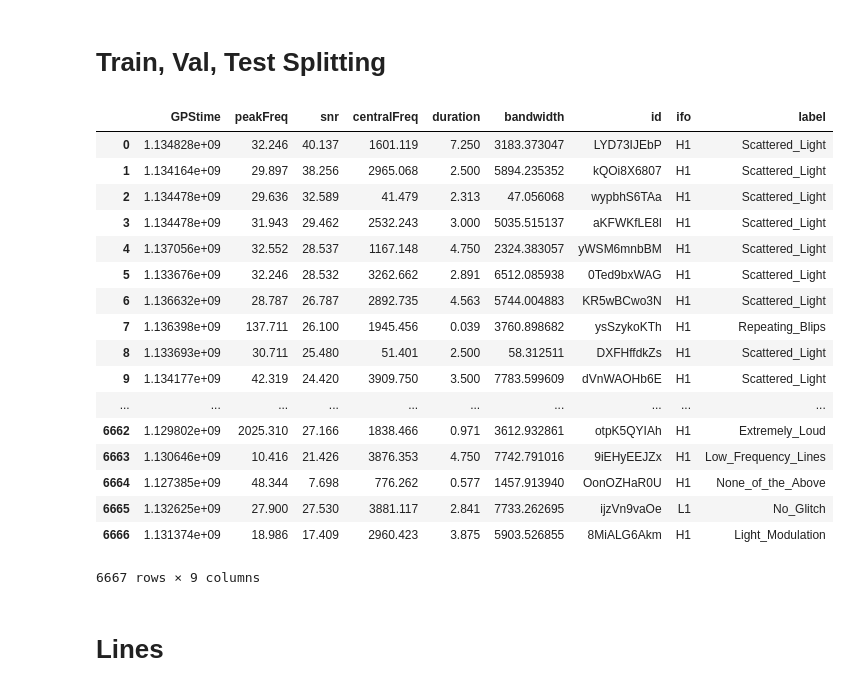
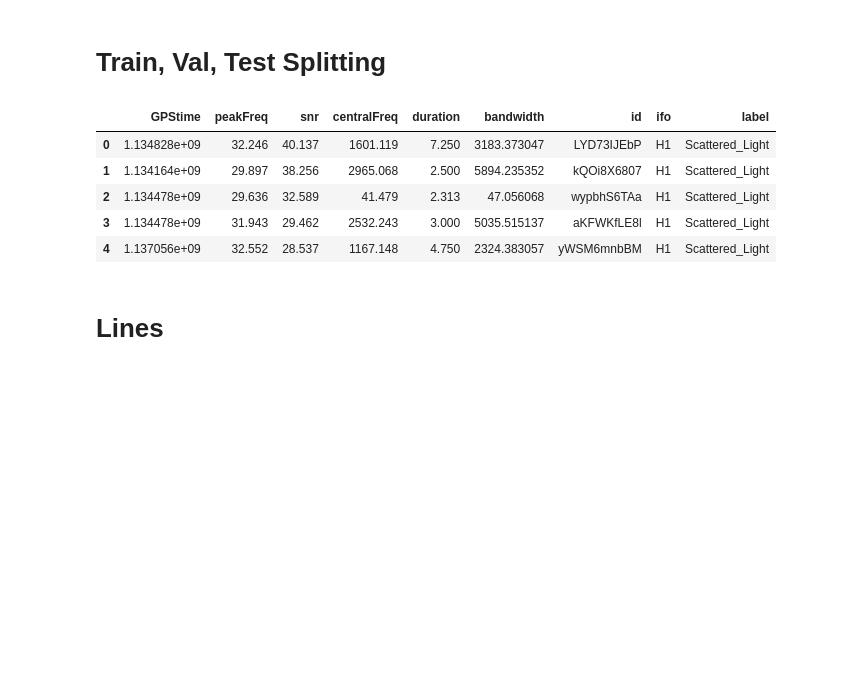
Before and after one commit to GilesStrong/LIP_DS_2019_Challenge, a Jupyter notebook: notebooks/Image_Creation.ipynb, the cells around one changed output. Drawn from its saved outputs; the diff is of its cells as text; code cells hidden in the pictures; blank space fills up the shorter version.

```diff
--- a/notebooks/Image_Creation.ipynb
+++ b/notebooks/Image_Creation.ipynb
@@ -46,25 +46,13 @@ FILTER = True
 # %% [markdown]
 # Train, Val, Test Splitting
 # %%
-data = pd.read_csv(PATH/'gspy-db-20180813_O1_filtered_t1126400691-1205493119_snr7.5_tr_gspy.csv'); data
+data = pd.read_csv(PATH/'gspy-db-20180813_O1_filtered_t1126400691-1205493119_snr7.5_tr_gspy.csv'); data.head()
 # %% [output]
 |  | GPStime | peakFreq | snr | centralFreq | duration | bandwidth | id | ifo | label |
 | 0 | 1.134828e+09 | 32.246 | 40.137 | 1601.119 | 7.250 | 3183.373047 | LYD73IJEbP | H1 | Scattered_Light |
 | 1 | 1.134164e+09 | 29.897 | 38.256 | 2965.068 | 2.500 | 5894.235352 | kQOi8X6807 | H1 | Scattered_Light |
 | 2 | 1.134478e+09 | 29.636 | 32.589 | 41.479 | 2.313 | 47.056068 | wypbhS6TAa | H1 | Scattered_Light |
 | 3 | 1.134478e+09 | 31.943 | 29.462 | 2532.243 | 3.000 | 5035.515137 | aKFWKfLE8l | H1 | Scattered_Light |
 | 4 | 1.137056e+09 | 32.552 | 28.537 | 1167.148 | 4.750 | 2324.383057 | yWSM6mnbBM | H1 | Scattered_Light |
-| 5 | 1.133676e+09 | 32.246 | 28.532 | 3262.662 | 2.891 | 6512.085938 | 0Ted9bxWAG | H1 | Scattered_Light |
-| 6 | 1.136632e+09 | 28.787 | 26.787 | 2892.735 | 4.563 | 5744.004883 | KR5wBCwo3N | H1 | Scattered_Light |
-| 7 | 1.136398e+09 | 137.711 | 26.100 | 1945.456 | 0.039 | 3760.898682 | ysSzykoKTh | H1 | Repeating_Blips |
-| 8 | 1.133693e+09 | 30.711 | 25.480 | 51.401 | 2.500 | 58.312511 | DXFHffdkZs | H1 | Scattered_Light |
-| 9 | 1.134177e+09 | 42.319 | 24.420 | 3909.750 | 3.500 | 7783.599609 | dVnWAOHb6E | H1 | Scattered_Light |
-| ... | ... | ... | ... | ... | ... | ... | ... | ... | ... |
-| 6662 | 1.129802e+09 | 2025.310 | 27.166 | 1838.466 | 0.971 | 3612.932861 | otpK5QYIAh | H1 | Extremely_Loud |
-| 6663 | 1.130646e+09 | 10.416 | 21.426 | 3876.353 | 4.750 | 7742.791016 | 9iEHyEEJZx | H1 | Low_Frequency_Lines |
-| 6664 | 1.127385e+09 | 48.344 | 7.698 | 776.262 | 0.577 | 1457.913940 | OonOZHaR0U | H1 | None_of_the_Above |
-| 6665 | 1.132625e+09 | 27.900 | 27.530 | 3881.117 | 2.841 | 7733.262695 | ijzVn9vaOe | L1 | No_Glitch |
-| 6666 | 1.131374e+09 | 18.986 | 17.409 | 2960.423 | 3.875 | 5903.526855 | 8MiALG6Akm | H1 | Light_Modulation |
-6667 rows × 9 columns
 # %%
 #data['ifo'] = data['ifo'].map({l:i for i,l in enumerate(set(data.ifo))})
```
Also changed, not shown: parts of 32 cells of this notebook, 2 other files.
